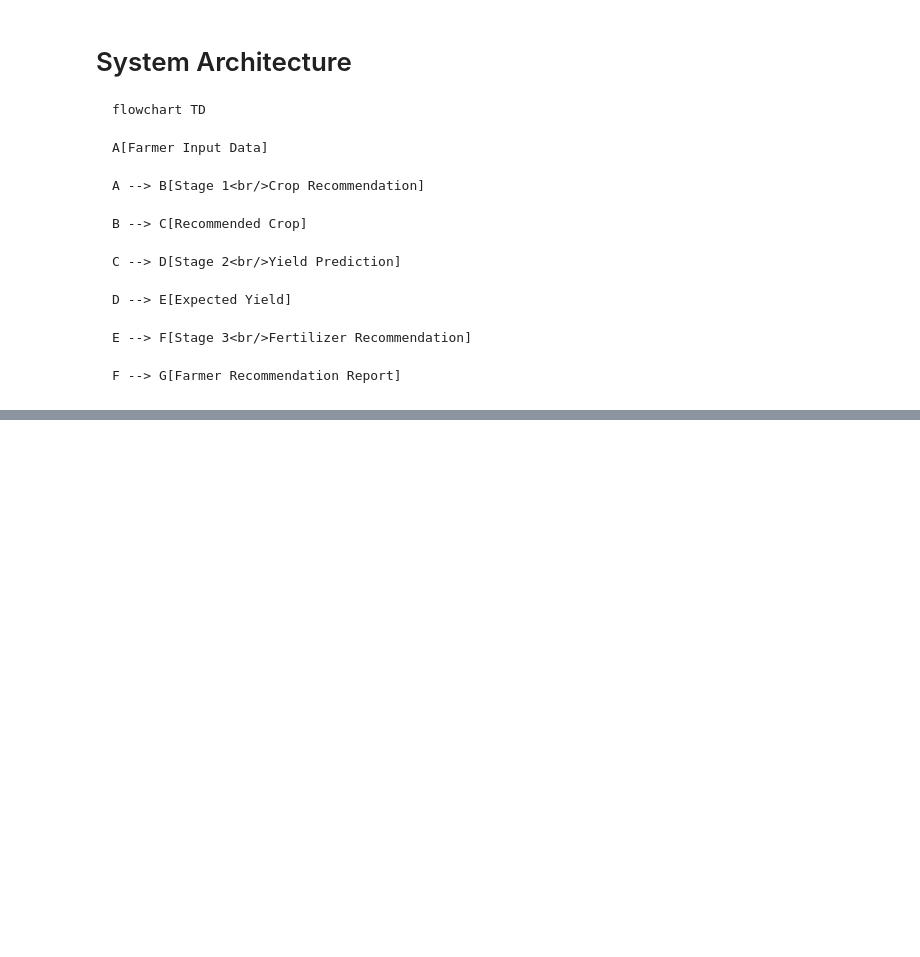
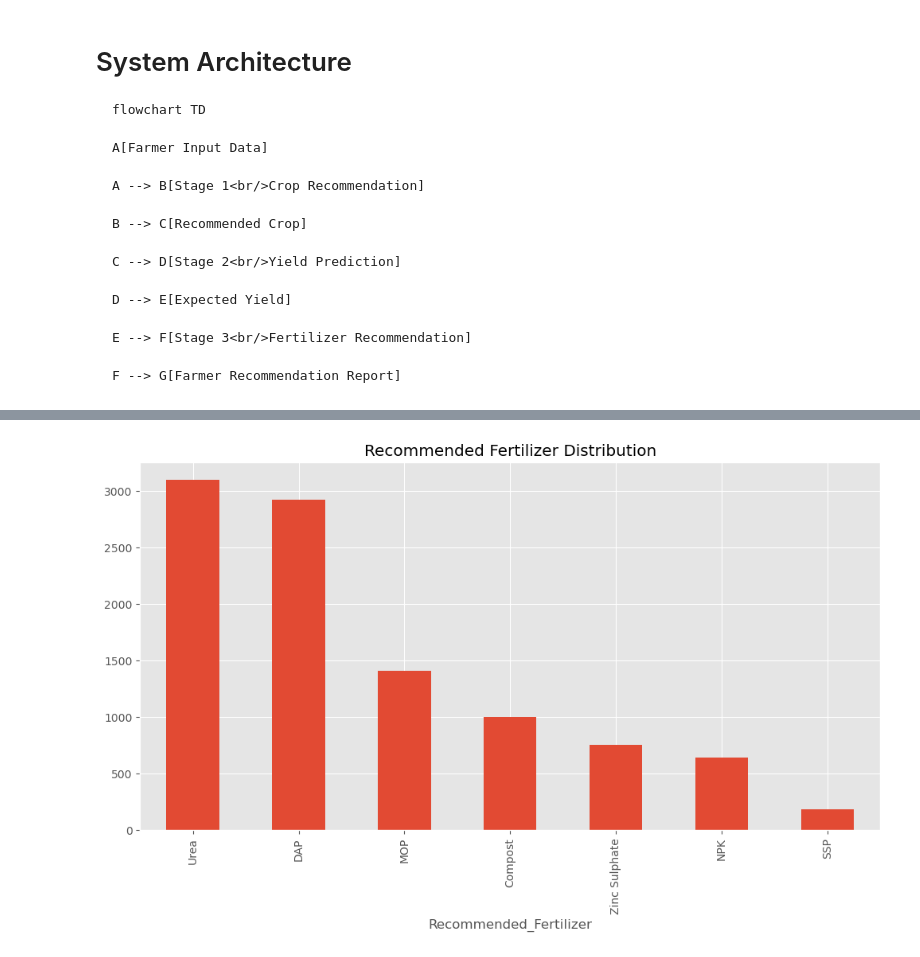
Before and after one commit to venkatjyoshitpotnuru/AgriFlow-AI, a Jupyter notebook: notebooks/AgriFlow_AI.ipynb, the cells around one changed output, grey strips where cells are left out. Saved outputs shown, nothing was run; the diff lists cells and outputs as text; code cells hidden in the pictures; blank space fills up the shorter version.

```diff
--- a/notebooks/AgriFlow_AI.ipynb
+++ b/notebooks/AgriFlow_AI.ipynb
@@ -567,0 +642,10 @@ F --> G[Farmer Recommendation Report]
+# %%
+plt.figure(figsize=(12,6))
+
+fert_df["Recommended_Fertilizer"].value_counts().plot(kind="bar")
+
+plt.title("Recommended Fertilizer Distribution")
+
+plt.show()
+# %% [output]
+[figure, added]
```
Also changed, not shown: parts of 9 cells of this notebook.
